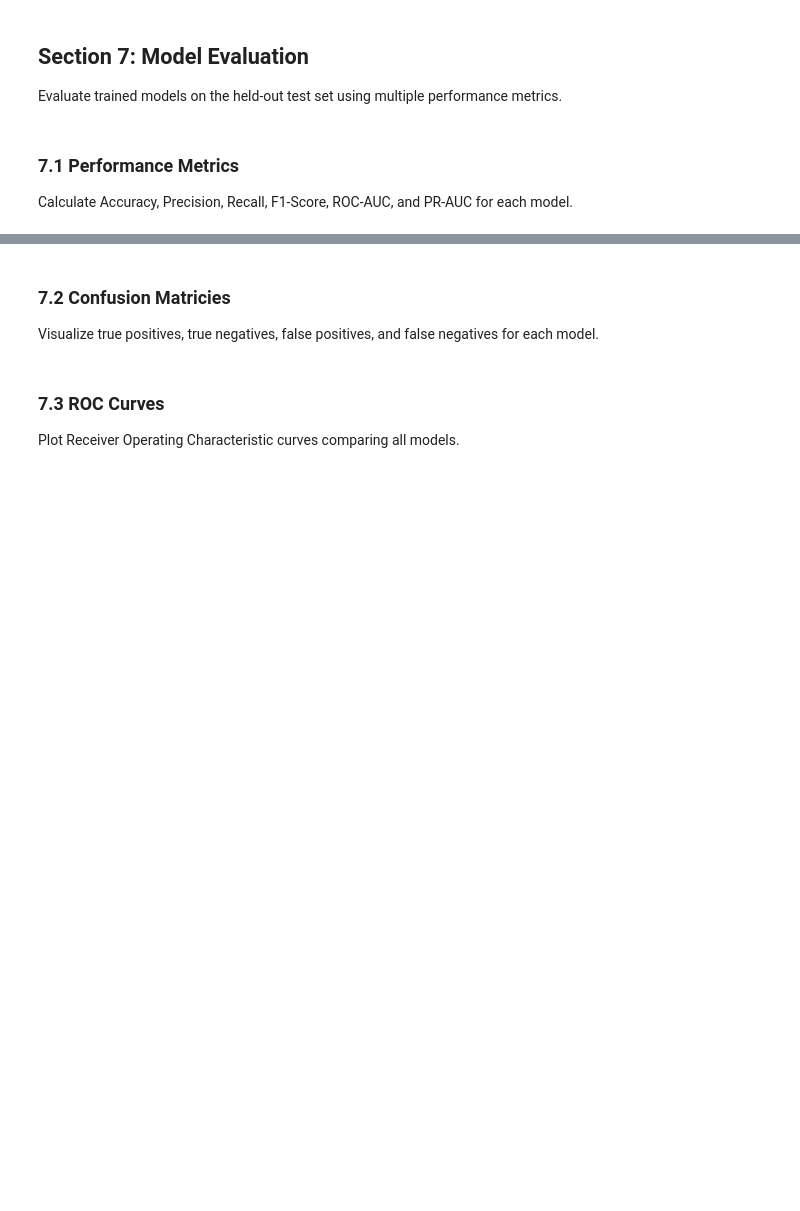
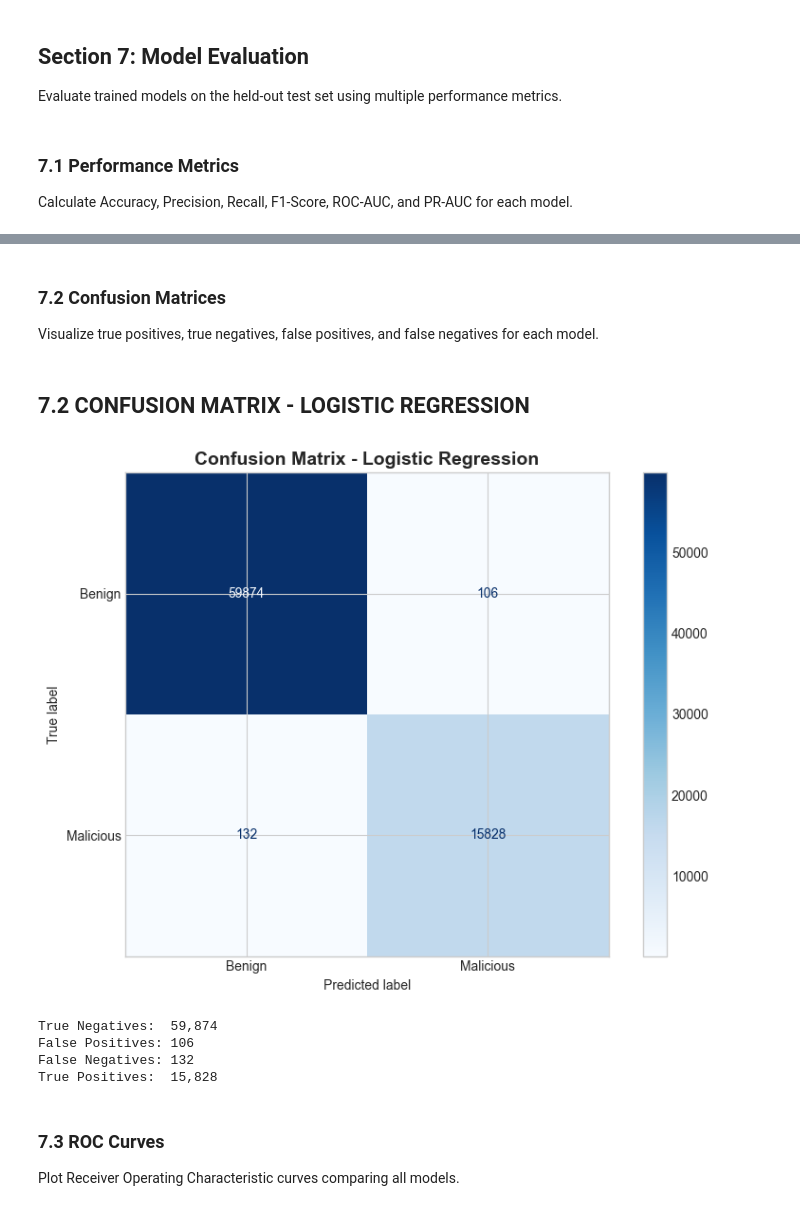
Before and after one commit to apuya/Course-Project-Malicious-URL-Detection, a Jupyter notebook: Detecting Malicious URLs with Lexical Features.ipynb, the cells around one changed output, grey strips where cells are left out. Cells and saved outputs as stored; diff of their text form; code cells hidden in the pictures; blank space fills up the shorter version.

```diff
--- a/Detecting Malicious URLs with Lexical Features.ipynb
+++ b/Detecting Malicious URLs with Lexical Features.ipynb
@@ -863,6 +1396,32 @@ Calculate Accuracy, Precision, Recall, F1-Score, ROC-AUC, and PR-AUC for each mo
 # %% [markdown]
-### 7.2 Confusion Matricies
+### 7.2 Confusion Matrices
 Visualize true positives, true negatives, false positives, and false negatives for each model.
+# %%
+from IPython.display import display, Markdown, HTML
+display(Markdown("## 7.2 CONFUSION MATRIX - LOGISTIC REGRESSION"))
+
+# Confusion Matrix
+cm_lr = confusion_matrix(y_test, y_test_pred_lr)
+disp = ConfusionMatrixDisplay(confusion_matrix=cm_lr, display_labels=['Benign', 'Malicious'])
+
+fig, ax = plt.subplots(figsize=(8, 6))
+disp.plot(ax=ax, cmap='Blues', values_format='d')
+ax.set_title('Confusion Matrix - Logistic Regression', fontsize=14, fontweight='bold')
+plt.tight_layout()
+plt.show()
+
+# OUTPUT
+print(f"True Negatives:  {cm_lr[0, 0]:,}")
+print(f"False Positives: {cm_lr[0, 1]:,}")
+print(f"False Negatives: {cm_lr[1, 0]:,}")
+print(f"True Positives:  {cm_lr[1, 1]:,}")
+# %% [output]
+## 7.2 CONFUSION MATRIX - LOGISTIC REGRESSION
+[figure, added]
+True Negatives:  59,874
+False Positives: 106
+False Negatives: 132
+True Positives:  15,828
 # %% [markdown]
 ### 7.3 ROC Curves
 Plot Receiver Operating Characteristic curves comparing all models.
```
Also changed, not shown: parts of 28 cells of this notebook.
